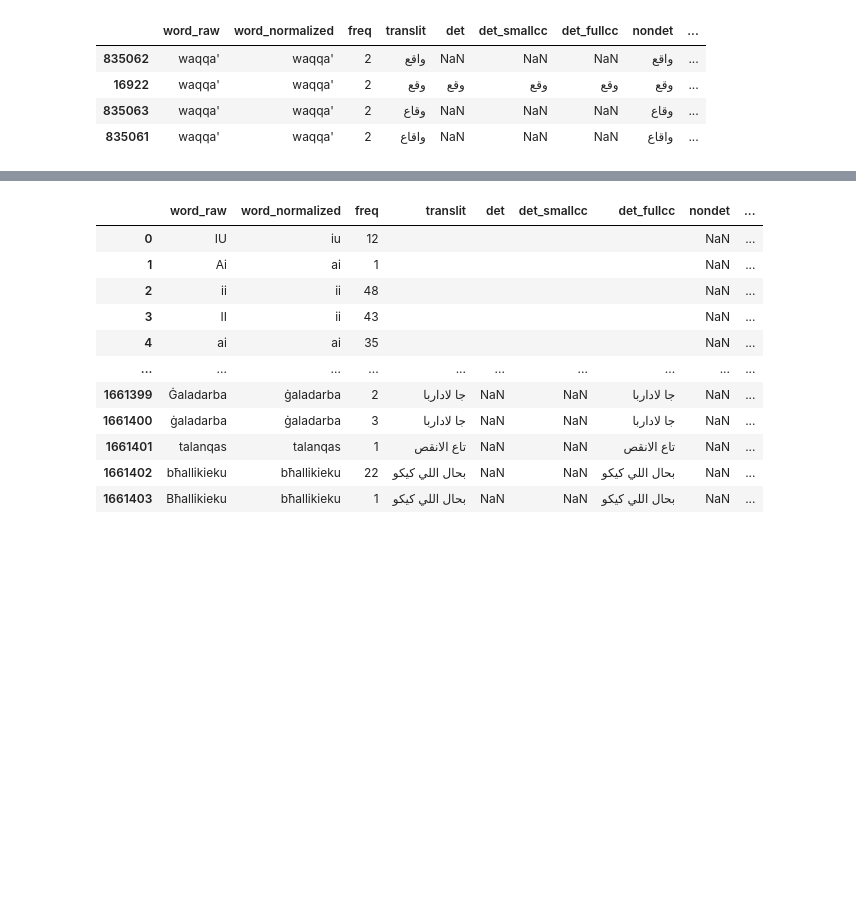
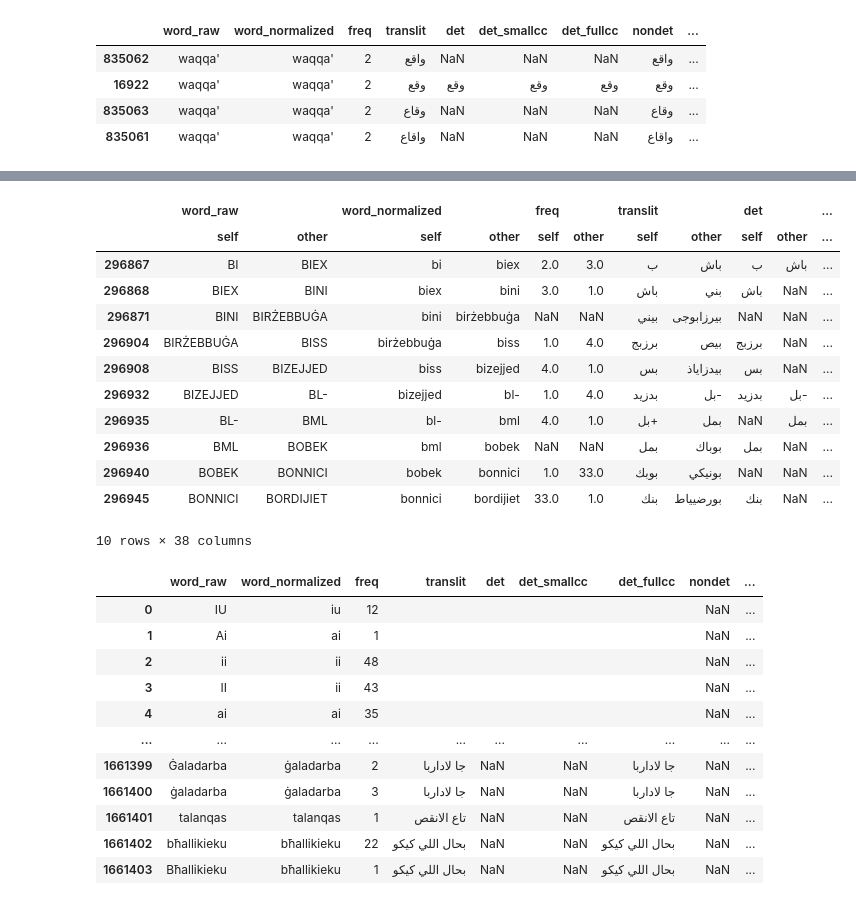
Before and after one commit to MLRS/malti, a Jupyter notebook: malti2arabi_fst.ipynb, the cells around one changed output, grey strips where cells are left out. Drawn from its saved outputs; the diff is of its cells as text; code cells hidden in the pictures; blank space fills up the shorter version.

```diff
--- a/malti2arabi_fst.ipynb
+++ b/malti2arabi_fst.ipynb
@@ -57,3 +148,20 @@ alldata_translit[alldata_translit['word_raw']=="waqqa'"]
+# %%
+c.dropna(subset=[(               'word_raw',  'self'),
+            (               'word_raw', 'other')],axis=0)[:10]
+# %% [output]
+|  | word_raw |  | word_normalized |  | freq |  | translit |  | det |  | ... |
+|  | self | other | self | other | self | other | self | other | self | other | ... |
+| 296867 | BI | BIEX | bi | biex | 2.0 | 3.0 | ب | باش | ب | باش | ... |
+| 296868 | BIEX | BINI | biex | bini | 3.0 | 1.0 | باش | بني | باش | NaN | ... |
+| 296871 | BINI | BIRŻEBBUĠA | bini | birżebbuġa | NaN | NaN | بيني | بيرزابوجى | NaN | NaN | ... |
+| 296904 | BIRŻEBBUĠA | BISS | birżebbuġa | biss | 1.0 | 4.0 | برزبج | بيص | برزبج | NaN | ... |
+| 296908 | BISS | BIZEJJED | biss | bizejjed | 4.0 | 1.0 | بس | بيدزاياذ | بس | NaN | ... |
+| 296932 | BIZEJJED | BL- | bizejjed | bl- | 1.0 | 4.0 | بدزيد | بل- | بدزيد | بل- | ... |
+| 296935 | BL- | BML | bl- | bml | 4.0 | 1.0 | بل+ | بمل | NaN | بمل | ... |
+| 296936 | BML | BOBEK | bml | bobek | NaN | NaN | بمل | بوباك | بمل | NaN | ... |
+| 296940 | BOBEK | BONNICI | bobek | bonnici | 1.0 | 33.0 | بوبك | بونيكي | NaN | NaN | ... |
+| 296945 | BONNICI | BORDIJIET | bonnici | bordijiet | 33.0 | 1.0 | بنك | بورضيياط | بنك | NaN | ... |
+10 rows × 38 columns
 # %%
 alldata_translit.drop_duplicates(['word_raw','translit']).replace(np.nan,'<nan>').to_csv('../transliterations/all_transliterated_tuples.tsv',sep='\t',index=False)
 # %%
```
Also changed, not shown: parts of 11 cells of this notebook, 2 other files.
